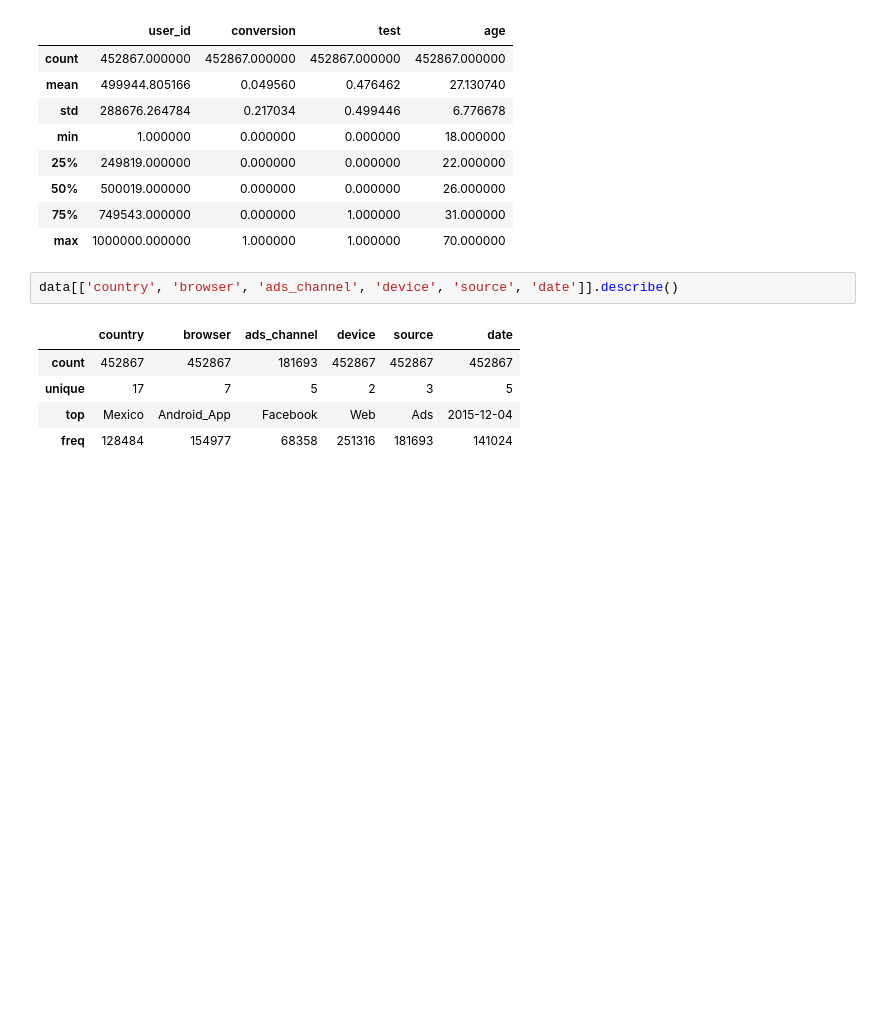
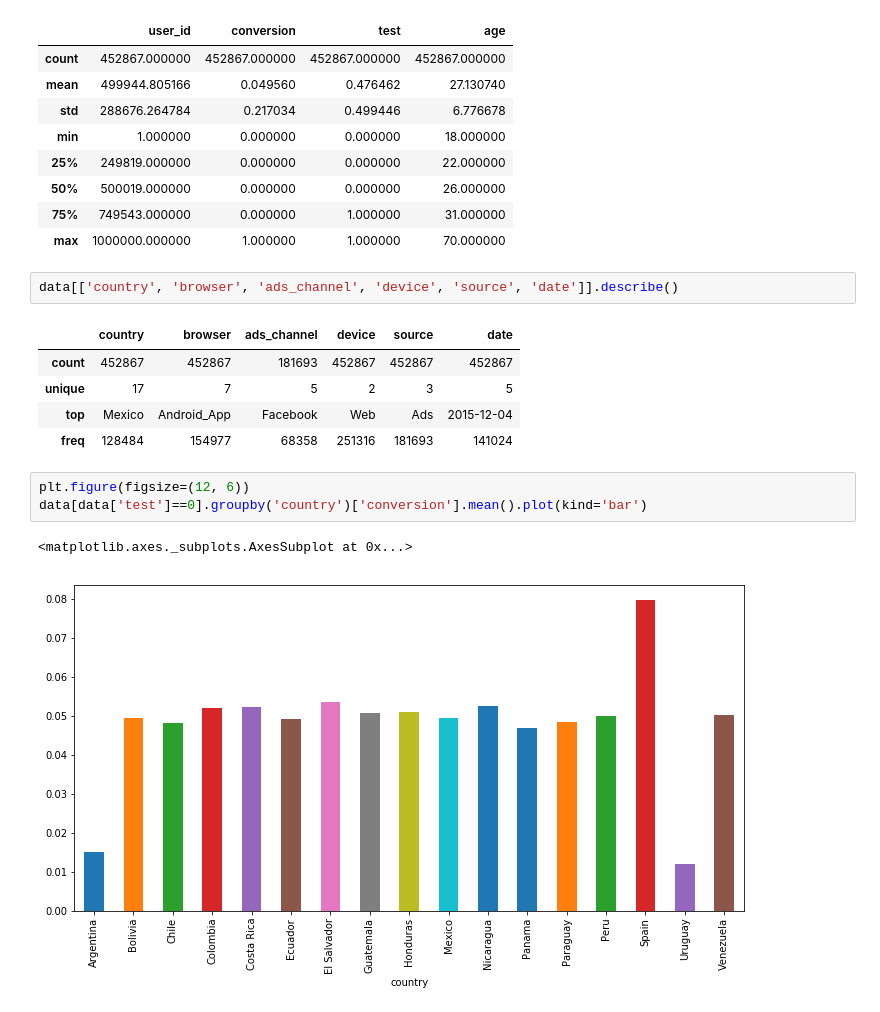
Before and after one commit to crazywiden/Leetcode_daily_submit, a Jupyter notebook: 20e/Spanish Translation.ipynb, the cells around one changed output. Saved outputs shown, nothing was run; the diff lists cells and outputs as text; blank space fills up the shorter version.

```diff
--- a/20e/Spanish Translation.ipynb
+++ b/20e/Spanish Translation.ipynb
@@ -105,3 +110,9 @@ data[['country', 'browser', 'ads_channel', 'device', 'source', 'date']].describe
 | unique | 17 | 7 | 5 | 2 | 3 | 5 |
 | top | Mexico | Android_App | Facebook | Web | Ads | 2015-12-04 |
 | freq | 128484 | 154977 | 68358 | 251316 | 181693 | 141024 |
+# %%
+plt.figure(figsize=(12, 6))
+data[data['test']==0].groupby('country')['conversion'].mean().plot(kind='bar')
+# %% [output]
+<matplotlib.axes._subplots.AxesSubplot at 0x...>
+[figure, added]
```
Also changed, not shown: parts of 9 cells of this notebook.
